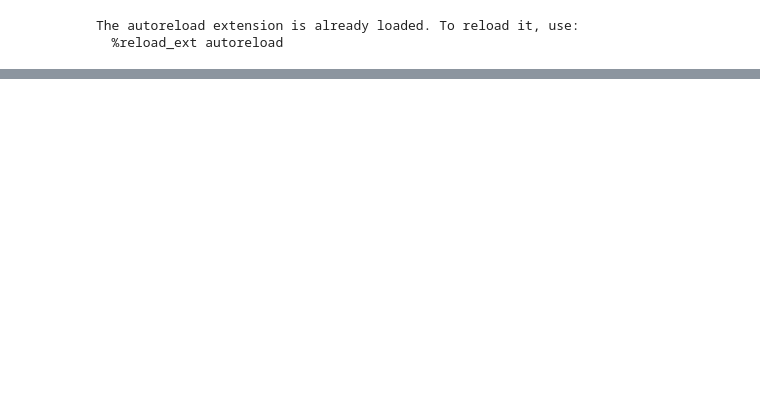
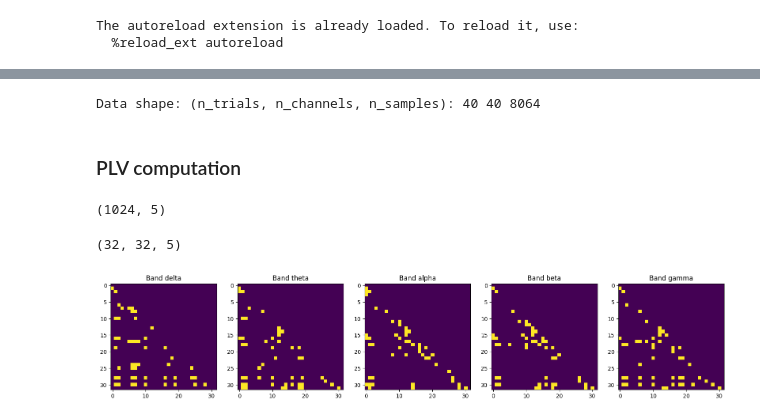
Before and after one commit to h1de0us/mer-eeg-analysis, a Jupyter notebook: connectivity/connectivity-deap.ipynb, the cells around one changed output, grey strips where cells are left out. Saved outputs shown, nothing was run; the diff lists cells and outputs as text; code cells hidden in the pictures; blank space fills up the shorter version.

Commit message:
fix in connectivity estimation

```diff
--- a/connectivity/connectivity-deap.ipynb
+++ b/connectivity/connectivity-deap.ipynb
@@ -246,36 +12,0 @@ True
-# %%
-%%writefile src/parse_deap.py
-
-# iterate over data folder:
-import os
-import argparse
-import numpy as np
-from tqdm import tqdm
-
-from graph import EEGConnectivityGraph
-
-bands_min = [0.5, 4, 8, 12, 30]
-bands_max = [4, 8, 12, 30, 45]
-
-# parse args
-parser = argparse.ArgumentParser(description='Compute connectivity measures for DEAP dataset')
-parser.add_argument('--method', type=str, default='coh', help='Connectivity method')
-args = parser.parse_args()
-
-data_path = '/Users/h1de0us/uni/mer-eeg-analysis/data/deap_filtered'
-sub_folders = sorted([folder for folder in os.listdir(data_path) if folder.startswith('sub')])
-
-for sub_folder in tqdm(sub_folders):
-    print(f'Processing {sub_folder}')
-    sub_path = os.path.join(data_path, sub_folder)
-    sub_path = os.path.join(sub_path, 'eeg')
-    eeg_files = [file for file in os.listdir(sub_path) if file.endswith('.edf')]
-    for eeg_file in eeg_files:
-        eeg_path = os.path.join(sub_path, eeg_file)
-        eeg_graph = EEGConnectivityGraph(eeg_path)
-        con = eeg_graph.compute_connectivity(method=args.method, fmin=bands_min, fmax=bands_max)
-        con_data = con.get_data(output="dense")
-
-        # save the connectivity data
-        con_path = eeg_path.replace('.edf', '_{}.npy'.format(args.method))
-        np.save(con_path, con_data)
@@ -285,0 +24,23 @@ Overwriting src/parse_deap.py
+# %%
+graph = EEGConnectivityGraph(TEST_PATH)
+# %% [output]
+Data shape: (n_trials, n_channels, n_samples): 40 40 8064
+# %% [markdown]
+### PLV computation
+# %%
+con_plv = graph.compute_connectivity(method='plv', fmin=bands_min, fmax=bands_max)
+# %%
+con_plv.get_data().shape
+# %% [output]
+(1024, 5)
+# %%
+print(con_plv.get_data(output="dense").shape) # (n_channels, n_channels, n_bands)
+# %% [output]
+(32, 32, 5)
+# %%
+from src.plot import plot_connectivity_maps, plot_graphs
+
+con_data = con_plv.get_data(output="dense")
+plot_connectivity_maps(con_data, n_connections=50)
+# %% [output]
+[figure, added]
```
Also changed, not shown: parts of 37 cells of this notebook, 4 other files.
